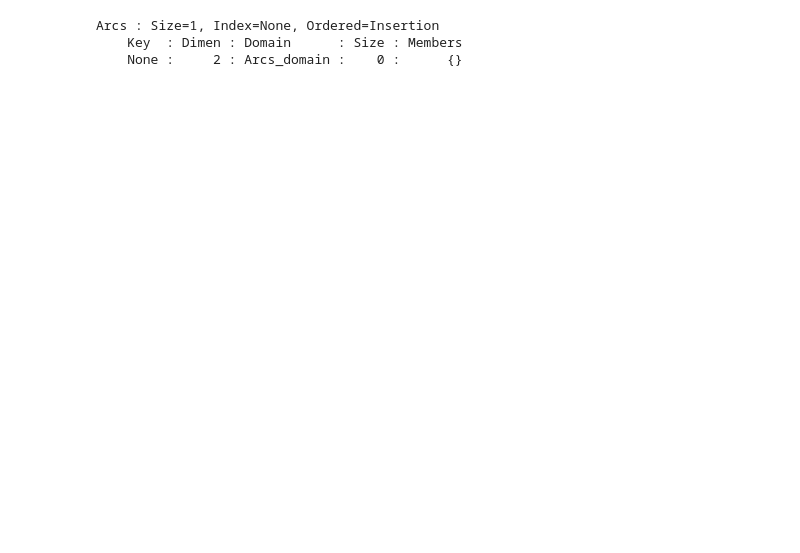
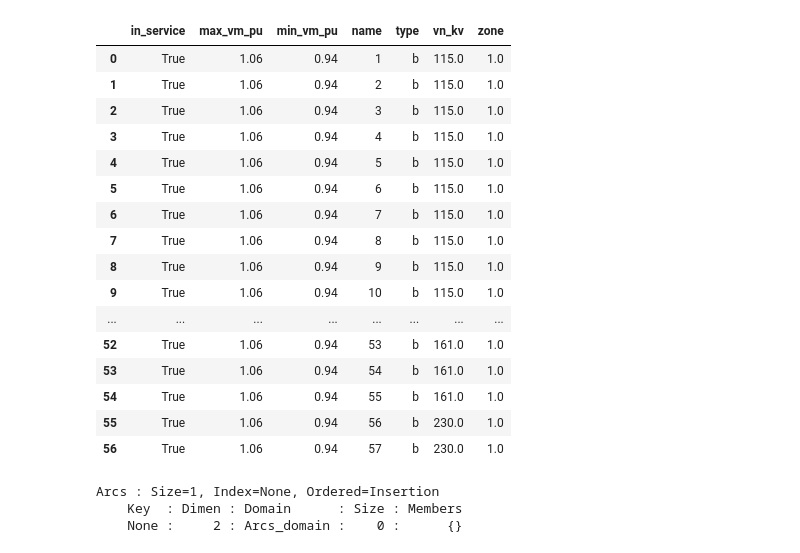
Before and after one commit to nensanc/PowerSystem, a Jupyter notebook: ecuations.ipynb, the cells around one changed output. Saved outputs shown, nothing was run; the diff lists cells and outputs as text; code cells hidden in the pictures; blank space fills up the shorter version.

```diff
--- a/ecuations.ipynb
+++ b/ecuations.ipynb
@@ -47,3 +61,23 @@ list(net.line.index.values)
+# %%
+net.bus
+# %% [output]
+|  | in_service | max_vm_pu | min_vm_pu | name | type | vn_kv | zone |
+| 0 | True | 1.06 | 0.94 | 1 | b | 115.0 | 1.0 |
+| 1 | True | 1.06 | 0.94 | 2 | b | 115.0 | 1.0 |
+| 2 | True | 1.06 | 0.94 | 3 | b | 115.0 | 1.0 |
+| 3 | True | 1.06 | 0.94 | 4 | b | 115.0 | 1.0 |
+| 4 | True | 1.06 | 0.94 | 5 | b | 115.0 | 1.0 |
+| 5 | True | 1.06 | 0.94 | 6 | b | 115.0 | 1.0 |
+| 6 | True | 1.06 | 0.94 | 7 | b | 115.0 | 1.0 |
+| 7 | True | 1.06 | 0.94 | 8 | b | 115.0 | 1.0 |
+| 8 | True | 1.06 | 0.94 | 9 | b | 115.0 | 1.0 |
+| 9 | True | 1.06 | 0.94 | 10 | b | 115.0 | 1.0 |
+| ... | ... | ... | ... | ... | ... | ... | ... |
+| 52 | True | 1.06 | 0.94 | 53 | b | 161.0 | 1.0 |
+| 53 | True | 1.06 | 0.94 | 54 | b | 161.0 | 1.0 |
+| 54 | True | 1.06 | 0.94 | 55 | b | 161.0 | 1.0 |
+| 55 | True | 1.06 | 0.94 | 56 | b | 230.0 | 1.0 |
+| 56 | True | 1.06 | 0.94 | 57 | b | 230.0 | 1.0 |
 # %%
 from pyomo.environ import *
 
```
Also changed, not shown: parts of 4 cells of this notebook, 3 other files.
